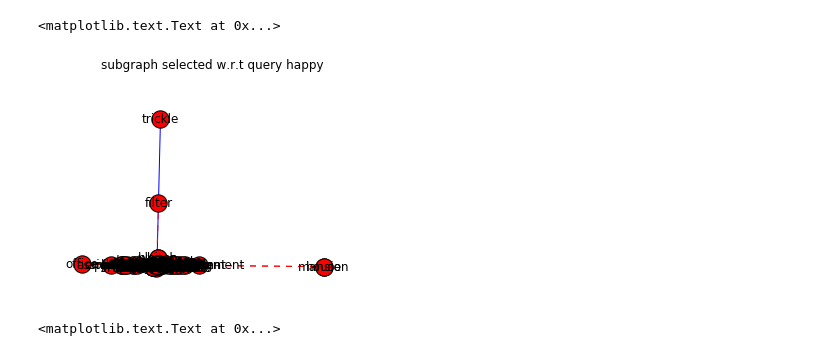
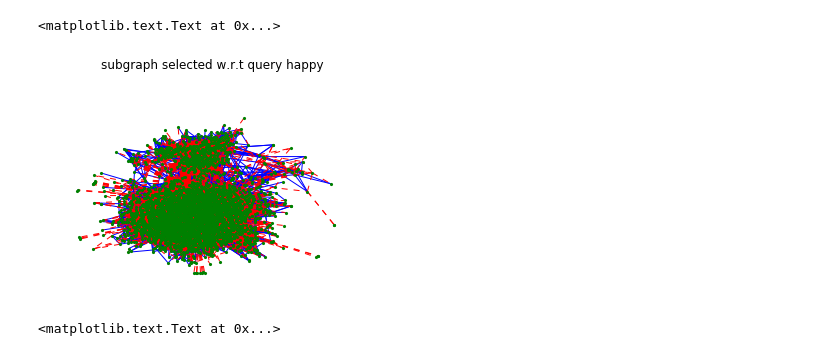
Before and after one commit to xiaohan2012/signed-local-community, a Jupyter notebook: word-clustering.ipynb, the cells around one changed output. Cells and saved outputs as stored; diff of their text form; code cells hidden in the pictures.

Commit message:
evaluate on real graphs (however, no baseline for comparison)

```diff
--- a/word-clustering.ipynb
+++ b/word-clustering.ipynb
@@ -67,17 +69,16 @@ mapping_reverse = {v: k for k, v in mapping.items()}
 
 subg = nx.relabel_nodes(subg, mapping=mapping)
 
-pos = signed_layout(subg)
-
-fig, ax = get_borderless_fig()
-nx.draw_networkx_nodes(subg, pos, node_size=300)
-nx.draw_networkx_labels(subg, pos, labels={mapping[n]: node2word[n] for n in comm})
-draw_edges(subg, pos)
-ax.set_title('subgraph selected w.r.t query {}'.format(query_word))
-# fig.savefig(fig_dir + '/subgraph-selected.' + FIG_FORMAT)
+# pos = signed_layout(subg)
+pos = nx.spring_layout(subg)
-# %% [output]
-<matplotlib.text.Text at 0x...>
-[figure, removed]
+# %%
+fig, ax = get_borderless_fig()
+nx.draw_networkx_nodes(subg, pos, node_size=10, linewidths=0, node_color='green')
+draw_edges(subg, pos)
+ax.set_title('subgraph selected w.r.t query {}'.format(query_word))
+# %% [output]
+<matplotlib.text.Text at 0x...>
+[figure, added]
 # %%
 ks = [2, 3, 4, 5, 6]
 avg_phi_list = []
```
Also changed, not shown: parts of 6 cells of this notebook, 4 other files.
